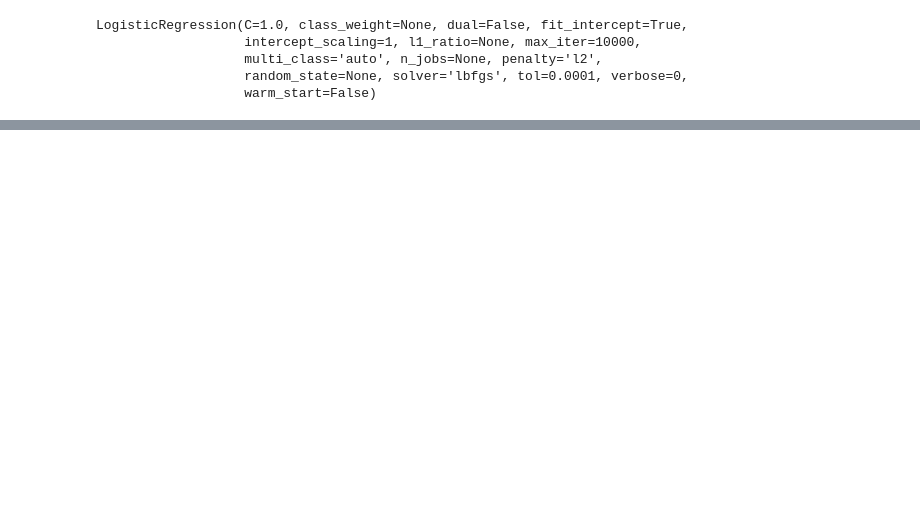
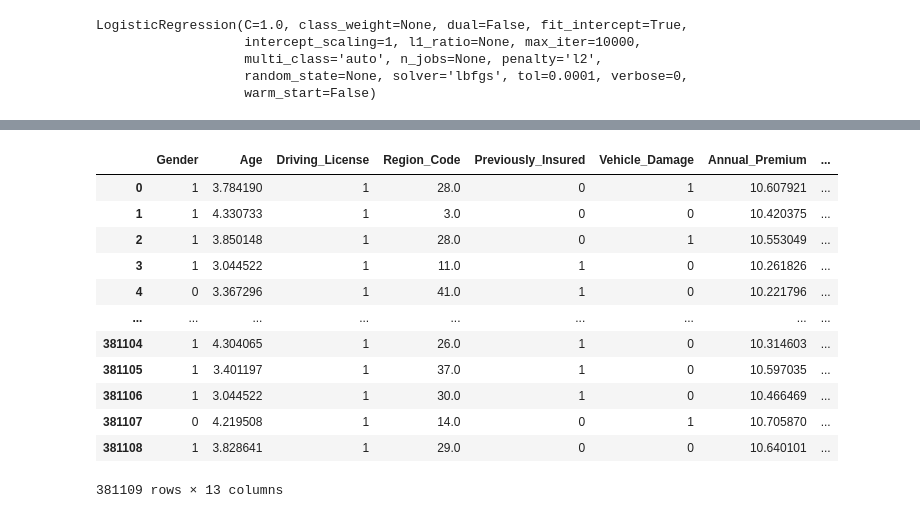
Before and after one commit to sanjogmish/Health-Insurance-Cross-Sell-Prediction, a Jupyter notebook: HEALTH_INSURANCE_CROSS_SELL_PREDICTION_edit1.ipynb, the cells around one changed output, grey strips where cells are left out. Saved outputs shown, nothing was run; the diff lists cells and outputs as text; code cells hidden in the pictures; blank space fills up the shorter version.

```diff
--- a/HEALTH_INSURANCE_CROSS_SELL_PREDICTION_edit1.ipynb
+++ b/HEALTH_INSURANCE_CROSS_SELL_PREDICTION_edit1.ipynb
@@ -411,0 +416,14 @@ weighted avg       0.89      0.18      0.14     76222
+# %%
+df_copy2['Gender'] = np.where(df_copy2['Gender']=='Male',1,0)
+df_copy2.drop(columns = ['id'],inplace = True)
+# %%
+df_copy2['> 2 Years'] = np.where(df_copy2['Vehicle_Age']=='> 2 Years',1,0)
+df_copy2['1-2 Year'] = np.where(df_copy2['Vehicle_Age']=='1-2 Year',1,0)
+df_copy2['< 1 Year'] = np.where(df_copy2['Vehicle_Age']=='< 1 Year',1,0)
+# %%
+df_copy2.drop('Vehicle_Age',axis=1,inplace=True)
+df_copy2['Vehicle_Damage'] = df_copy2['Vehicle_Damage'].apply(lambda x:1 if x=='Yes' else 0)
+# %%
+df_copy2['Age'] = np.log(df_copy2['Age'])
+df_copy2['Annual_Premium'] = np.log(df_copy2['Annual_Premium'])
+df_copy2['Vintage'] = np.log(df_copy2['Vintage'])
@@ -411,0 +467,16 @@ weighted avg       0.89      0.18      0.14     76222
+# %%
+df_copy2
+# %% [output]
+|  | Gender | Age | Driving_License | Region_Code | Previously_Insured | Vehicle_Damage | Annual_Premium | ... |
+| 0 | 1 | 3.784190 | 1 | 28.0 | 0 | 1 | 10.607921 | ... |
+| 1 | 1 | 4.330733 | 1 | 3.0 | 0 | 0 | 10.420375 | ... |
+| 2 | 1 | 3.850148 | 1 | 28.0 | 0 | 1 | 10.553049 | ... |
+| 3 | 1 | 3.044522 | 1 | 11.0 | 1 | 0 | 10.261826 | ... |
+| 4 | 0 | 3.367296 | 1 | 41.0 | 1 | 0 | 10.221796 | ... |
+| ... | ... | ... | ... | ... | ... | ... | ... | ... |
+| 381104 | 1 | 4.304065 | 1 | 26.0 | 1 | 0 | 10.314603 | ... |
+| 381105 | 1 | 3.401197 | 1 | 37.0 | 1 | 0 | 10.597035 | ... |
+| 381106 | 1 | 3.044522 | 1 | 30.0 | 1 | 0 | 10.466469 | ... |
+| 381107 | 0 | 4.219508 | 1 | 14.0 | 0 | 1 | 10.705870 | ... |
+| 381108 | 1 | 3.828641 | 1 | 29.0 | 0 | 0 | 10.640101 | ... |
+381109 rows × 13 columns
```
Also changed, not shown: parts of 52 cells of this notebook.
